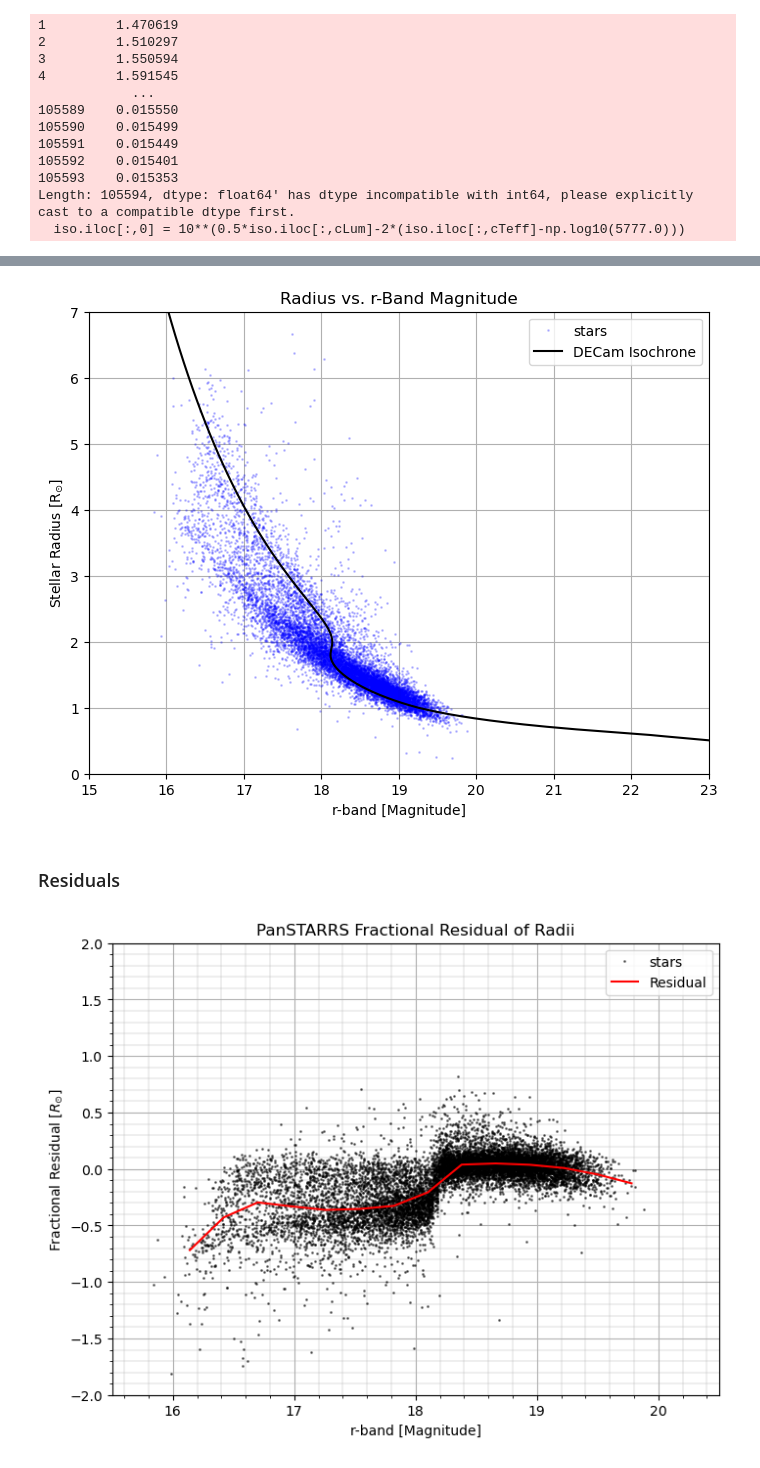
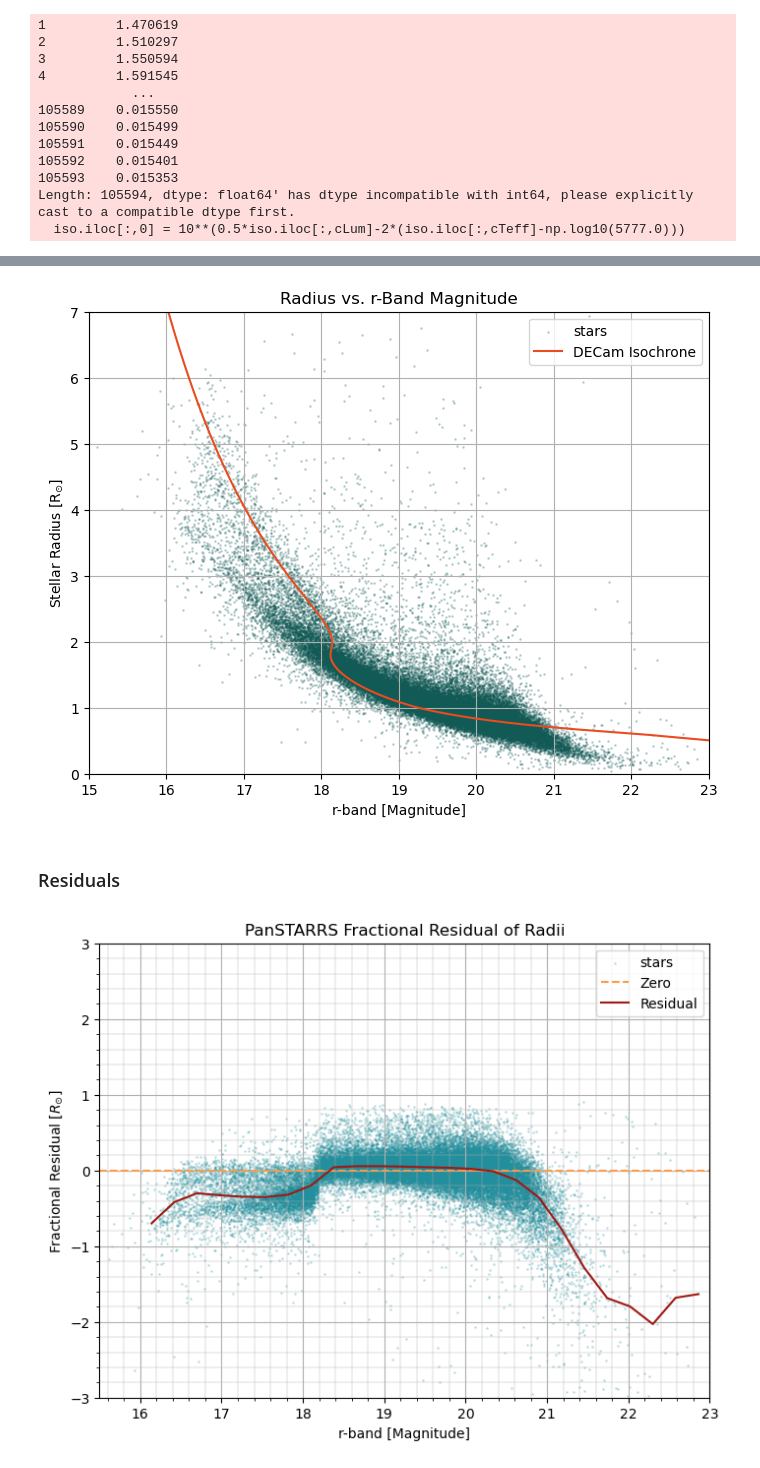
Before and after one commit to NireAstro/SURP2025, a Jupyter notebook: Transforms/isochrone_fitting_150s_exposure.ipynb, the cells around one changed output, grey strips where cells are left out. Drawn from its saved outputs; the diff is of its cells as text; code cells hidden in the pictures.

```diff
--- a/Transforms/isochrone_fitting_150s_exposure.ipynb
+++ b/Transforms/isochrone_fitting_150s_exposure.ipynb
@@ -113,14 +113,14 @@ contents.columns = column_labels
 # === Apply Quality Filters ===
 print(contents.shape)
 
-mask_flags = (contents['qflag_i'] == 1) & (contents['qflag_g'] == 1) & (contents['qflag_r'] == 1) & (contents['qflag_z'] == 1)
-# mask_err = (contents['mis_g_err'] < 0.2) & (contents['mis_i_err'] < 0.2) & (contents['mis_r_err'] < 0.2) & (contents['mis_z_err'] < 0.2)
+# mask_flags = (contents['qflag_i'] == 1) & (contents['qflag_g'] == 1) & (contents['qflag_r'] == 1) & (contents['qflag_z'] == 1)
+mask_err = (contents['mis_g_err'] < 0.2) & (contents['mis_i_err'] < 0.2) & (contents['mis_r_err'] < 0.2) & (contents['mis_z_err'] < 0.2)
 # mask_sky = (contents["Sky_g"] < 25) & (contents["Sky_i"] < 170) & (contents["Sky_r"] < 800) & (contents["Sky_z"] < 3500)
 
 # print(contents[['qflag_g', 'qflag_i', 'mis_g_err', 'mis_i_err', 'Sky_g', 'Sky_i']].describe(include='all'))
 
-combined_mask = mask_flags #& mask_err & mask_sky
-filtered_contents = contents[combined_mask]
+# combined_mask = mask_flags #& mask_err & mask_sky
+filtered_contents = contents[mask_err]
 
 print(filtered_contents.shape)
 # %% [output]
@@ -373,8 +419,8 @@ plt.show()
 plt.figure(figsize = (8, 6))
 plt.tight_layout()
 
-plt.plot(r_dred, radius, 'bo', ms = 1, label = 'stars', alpha = 0.2)
-plt.plot(decam_iso_r, decam_isochrone.loc[:,'Radius_Estimate'], 'k-', label = 'DECam Isochrone')
+plt.scatter(r_dred, radius, c = '#125A56', s = 1, label = 'stars', alpha = 0.2)
+plt.plot(decam_iso_r, decam_isochrone.loc[:,'Radius_Estimate'], '#E94C1F', label = 'DECam Isochrone')
 #plt.plot(ps1_iso_r, ps1_iso_radius, 'r-', label = 'PanSTARRS Isochrone')
 
 plt.xlim(15.0, 23.0)
@@ -389,7 +435,7 @@ plt.legend(loc = 'best')
 
 plt.show()
 # %% [output]
-[figure, old version]
+[figure, new version]
 # %% [markdown]
 ### Residuals
 # %%
@@ -406,24 +452,28 @@ ps1_residual_vals, ps1_residual_edges, ps1_residual_bins = binned_statistic(r_dr
 # %%
 plt.figure(figsize = (8, 6))
 plt.tight_layout()
 
-plt.plot(r_dred, ps1_radius_residual, 'ko', ms = 1, label = 'stars', alpha = 0.5)
-plt.plot(0.5 * (ps1_residual_edges[:-1] + ps1_residual_edges[1:]), ps1_residual_vals, 'r-', label = 'Residual')
+plt.scatter(r_dred, ps1_radius_residual, c = '#238F9D', s = 1, label = 'stars', alpha = 0.2)
+plt.axhline(0, color = '#FD9A44', linestyle = '--', label = 'Zero')
+plt.plot(0.5 * (ps1_residual_edges[:-1] + ps1_residual_edges[1:]), ps1_residual_vals, '#A01813', label = 'Residual')
+
 plt.title('PanSTARRS Fractional Residual of Radii')
 plt.xlabel('r-band [Magnitude]')
 plt.ylabel('Fractional Residual [$R_{\odot}$]')
 
-plt.xlim(15.5, 20.5)
-plt.ylim(-2, 2)
+plt.xlim(15.5, 23)
+plt.ylim(-3, 3)
 
 ax = plt.gca()
 ax.xaxis.set_minor_locator(AutoMinorLocator())
 ax.yaxis.set_minor_locator(AutoMinorLocator())
 
 plt.grid(which='major')
 plt.grid(which='minor', lw=0.3)
 
 plt.legend(loc = 'best')
+plt.savefig('isochrone_figures/r_ps1_iso_residual.png')
 plt.show()
+# plot the isochone - the ischrone --> zero line
 # %% [output]
-[figure, old version]
+[figure, new version]
```
Also changed, not shown: parts of 17 cells of this notebook, 38 other files.
